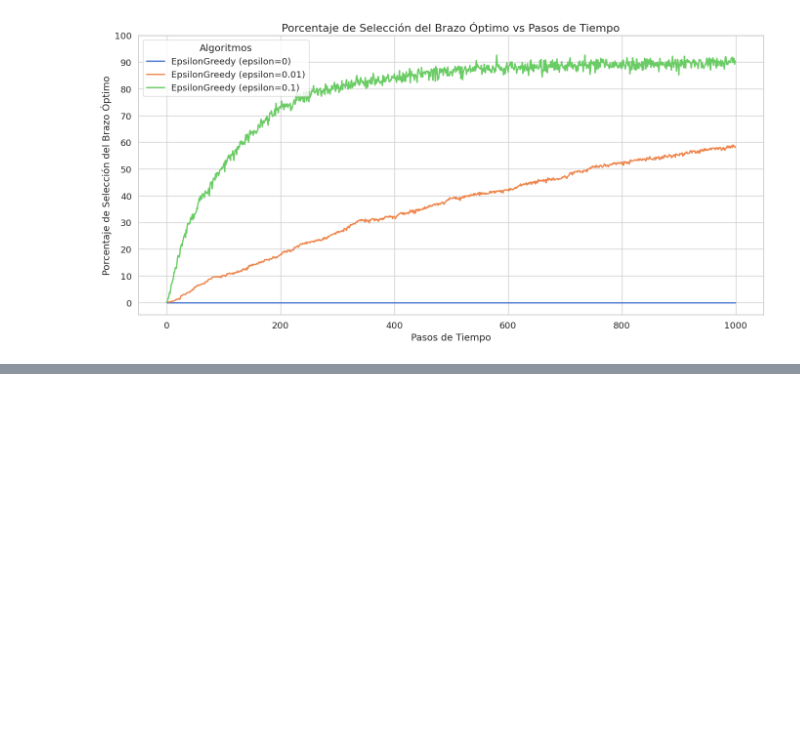
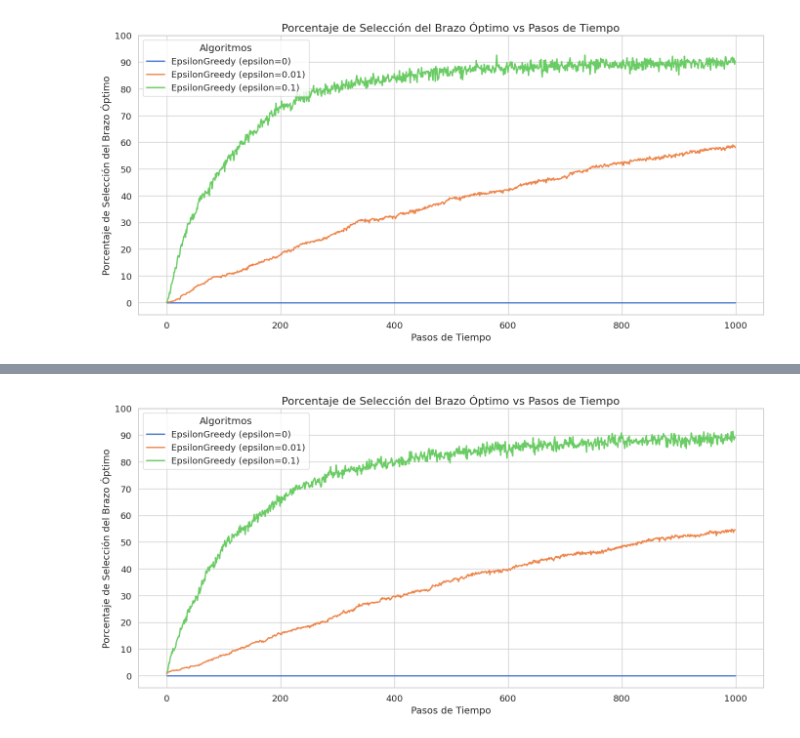
Before and after one commit to salvadeharo10/k_brazos_DHBV, a Jupyter notebook: bandit_experiments_epsilongreedy.ipynb, the cells around one changed output, grey strips where cells are left out. Cells and saved outputs as stored; diff of their text form; code cells hidden in the pictures; blank space fills up the shorter version.

```diff
--- a/bandit_experiments_epsilongreedy.ipynb
+++ b/bandit_experiments_epsilongreedy.ipynb
@@ -303,0 +454,4 @@ En conclusión, **el gráfico muestra cómo un nivel adecuado de exploración me
+# %%
+plot_optimal_selections(steps, optimal_selections, algorithms)
+# %% [output]
+[figure, added]
```
Also changed, not shown: parts of 29 cells of this notebook.
